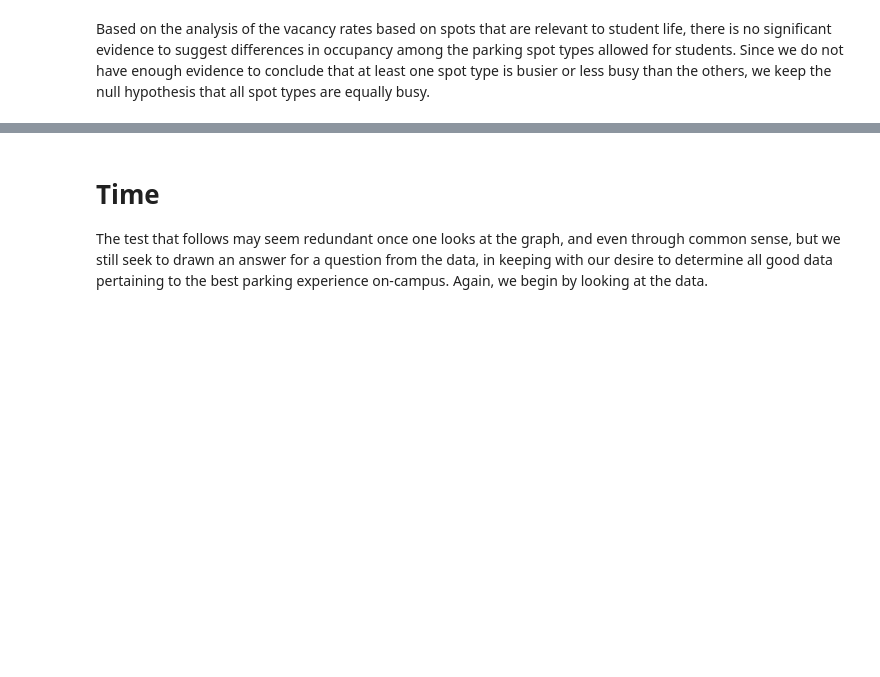
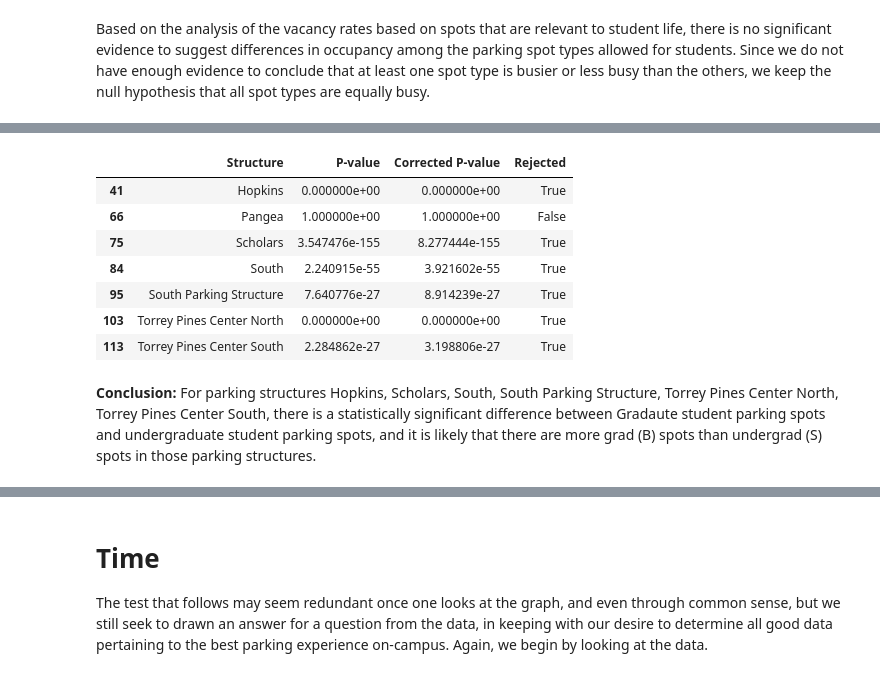
Before and after one commit to DanielJu0925/math189_project, a Jupyter notebook: data_process_plus_testing.ipynb, the cells around one changed output, grey strips where cells are left out. Cells and saved outputs as stored; diff of their text form; code cells hidden in the pictures; blank space fills up the shorter version.

```diff
--- a/data_process_plus_testing.ipynb
+++ b/data_process_plus_testing.ipynb
@@ -403,0 +492,45 @@ Based on the analysis of the vacancy rates based on spots that are relevant to s
+# %%
+from statsmodels.stats.multitest import multipletests
+overlap_structures = grad_df[grad_df['Structure'].isin(undergrad_df['Structure'])]
+
+results_list = []
+p_values = []
+
+# perform z-test for proportions
+for structure in overlap_structures['Structure']:
+    grad_count = grad_df.loc[grad_df['Structure'] == structure, 'Sum of Inventory'].values[0]
+    grad_total = grad_df.loc[grad_df['Structure'] == structure, 'Total Inventory'].values[0]
+
+    undergrad_count = undergrad_df.loc[undergrad_df['Structure'] == structure, 'Sum of Inventory'].values[0]
+    undergrad_total = undergrad_df.loc[undergrad_df['Structure'] == structure, 'Total Inventory'].values[0]
+
+    counts = [grad_count, undergrad_count]
+    totals = [grad_total, undergrad_total]
+
+    _, p_value = proportions_ztest(counts, totals, alternative='larger')
+    p_values.append(p_value)
+
+# apply Benjamini–Hochberg Procedure
+rejected, p_values_corrected, _, _ = multipletests(p_values, alpha=0.05, method='fdr_bh')
+
+# update results with corrected p-values and rejection status
+results_df = pd.DataFrame({
+    'Structure': overlap_structures['Structure'],
+    'P-value': p_values,
+    'Corrected P-value': p_values_corrected,
+    'Rejected': rejected
+})
+
+results_df
+# %% [output]
+|  | Structure | P-value | Corrected P-value | Rejected |
+| 41 | Hopkins | 0.000000e+00 | 0.000000e+00 | True |
+| 66 | Pangea | 1.000000e+00 | 1.000000e+00 | False |
+| 75 | Scholars | 3.547476e-155 | 8.277444e-155 | True |
+| 84 | South | 2.240915e-55 | 3.921602e-55 | True |
+| 95 | South Parking Structure | 7.640776e-27 | 8.914239e-27 | True |
+| 103 | Torrey Pines Center North | 0.000000e+00 | 0.000000e+00 | True |
+| 113 | Torrey Pines Center South | 2.284862e-27 | 3.198806e-27 | True |
+# %% [markdown]
+**Conclusion:**
+For parking structures Hopkins, Scholars, South, South Parking Structure, Torrey Pines Center North, Torrey Pines Center South, there is a statistically significant difference between Gradaute student parking spots and undergraduate student parking spots, and it is likely that there are more grad (B) spots than undergrad (S) spots in those parking structures.
```
Also changed, not shown: parts of 28 cells of this notebook.
